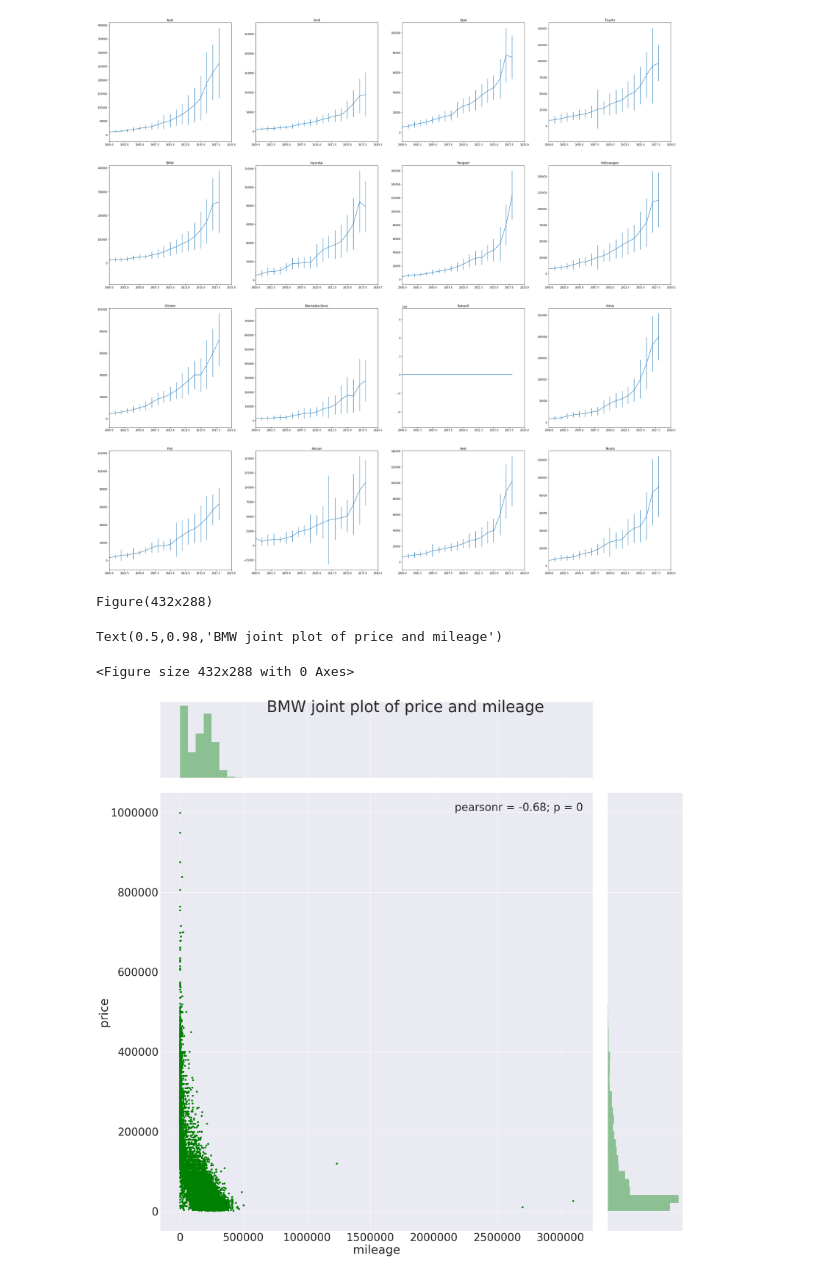
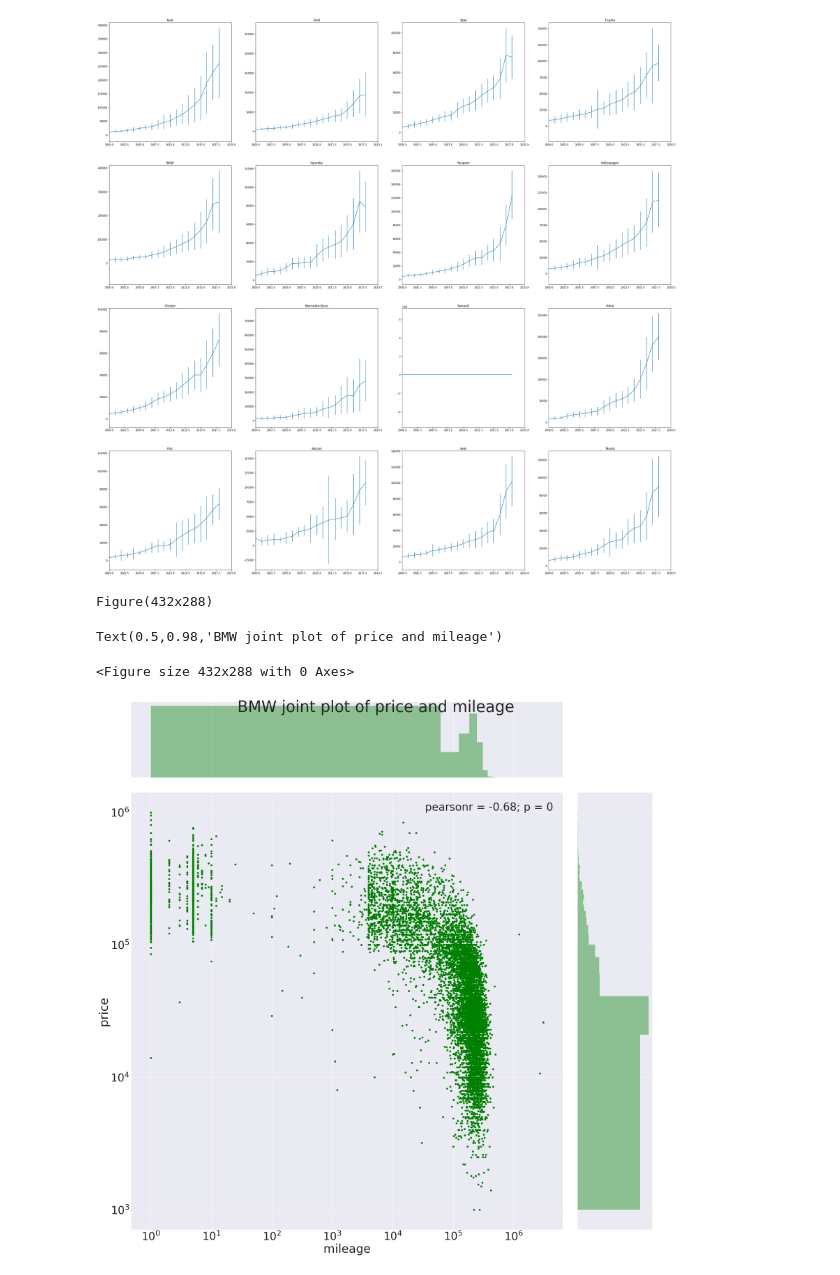
Before and after one commit to pmrukot/data-visualization, a Jupyter notebook: charts-otomoto/otomoto.ipynb, the cells around one changed output. Cells and saved outputs as stored; diff of their text form; code cells hidden in the pictures.

Commit message:
Add an awesome chart

```diff
--- a/charts-otomoto/otomoto.ipynb
+++ b/charts-otomoto/otomoto.ipynb
@@ -92,24 +92,27 @@ for index, (brand, brand_dataframe) in enumerate(final_dataframes.items()):
 # %%
 import seaborn as sns
 
 # Bigger than normal fonts
 sns.set(font_scale=4)
 
 # seaborn.violinplot(ax=ax, data=df, **violin_options)
 # fig = plt.figure()
 print(plt.figure())
 plot = sns.jointplot(
     data=final_dataframes["BMW"],
     x='mileage',
     y='price',
     color='g',
     size=30,
     kind='scatter',
 #     yscale='log'
 )
+ax = plot.ax_joint
+ax.set_yscale('log')
+ax.set_xscale('log')
 plot.fig.suptitle("BMW joint plot of price and mileage")
 # %% [output]
 Figure(432x288)
 Text(0.5,0.98,'BMW joint plot of price and mileage')
 <Figure size 432x288 with 0 Axes>
-[figure, old version]
+[figure, new version]
```
